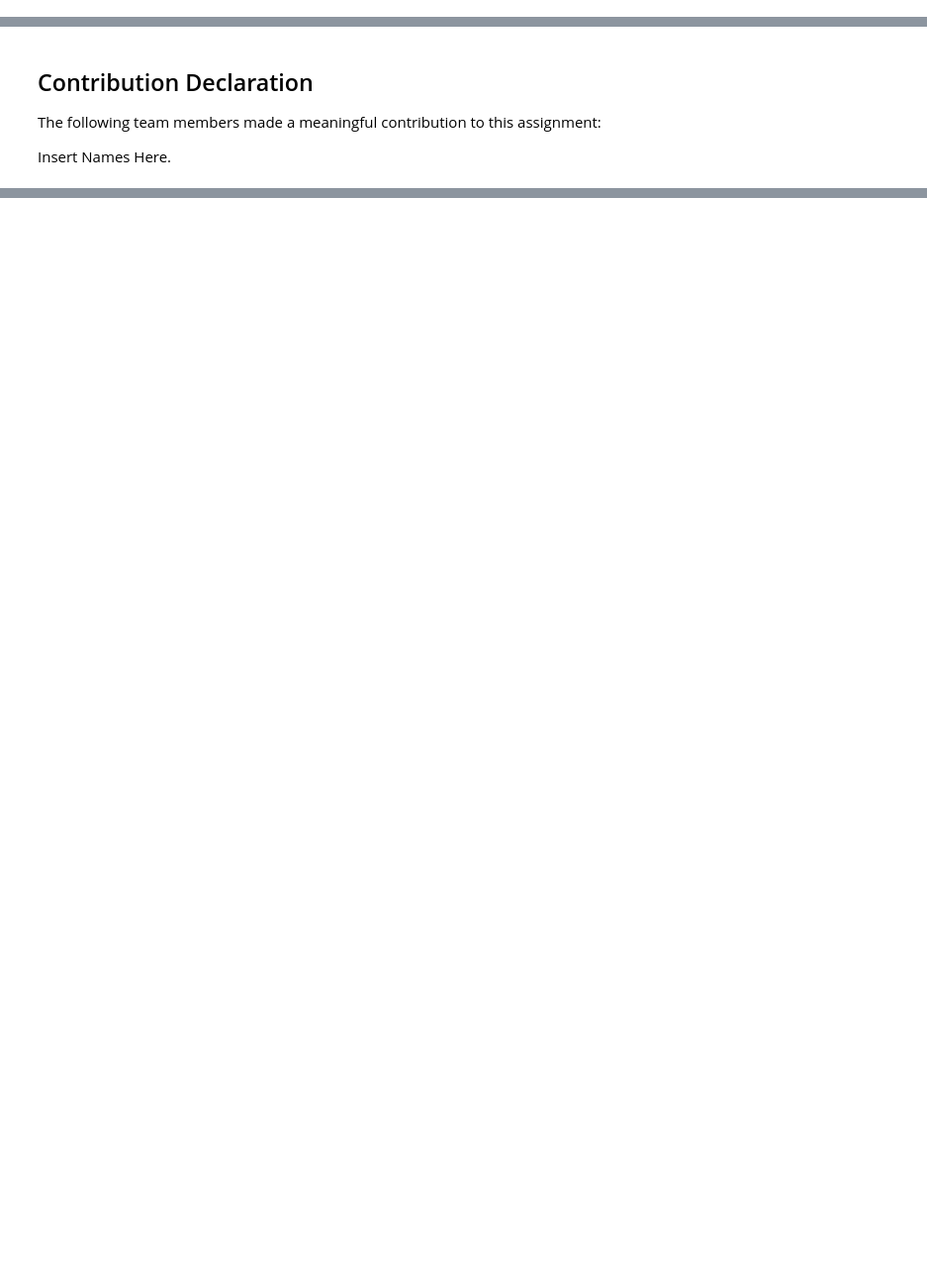
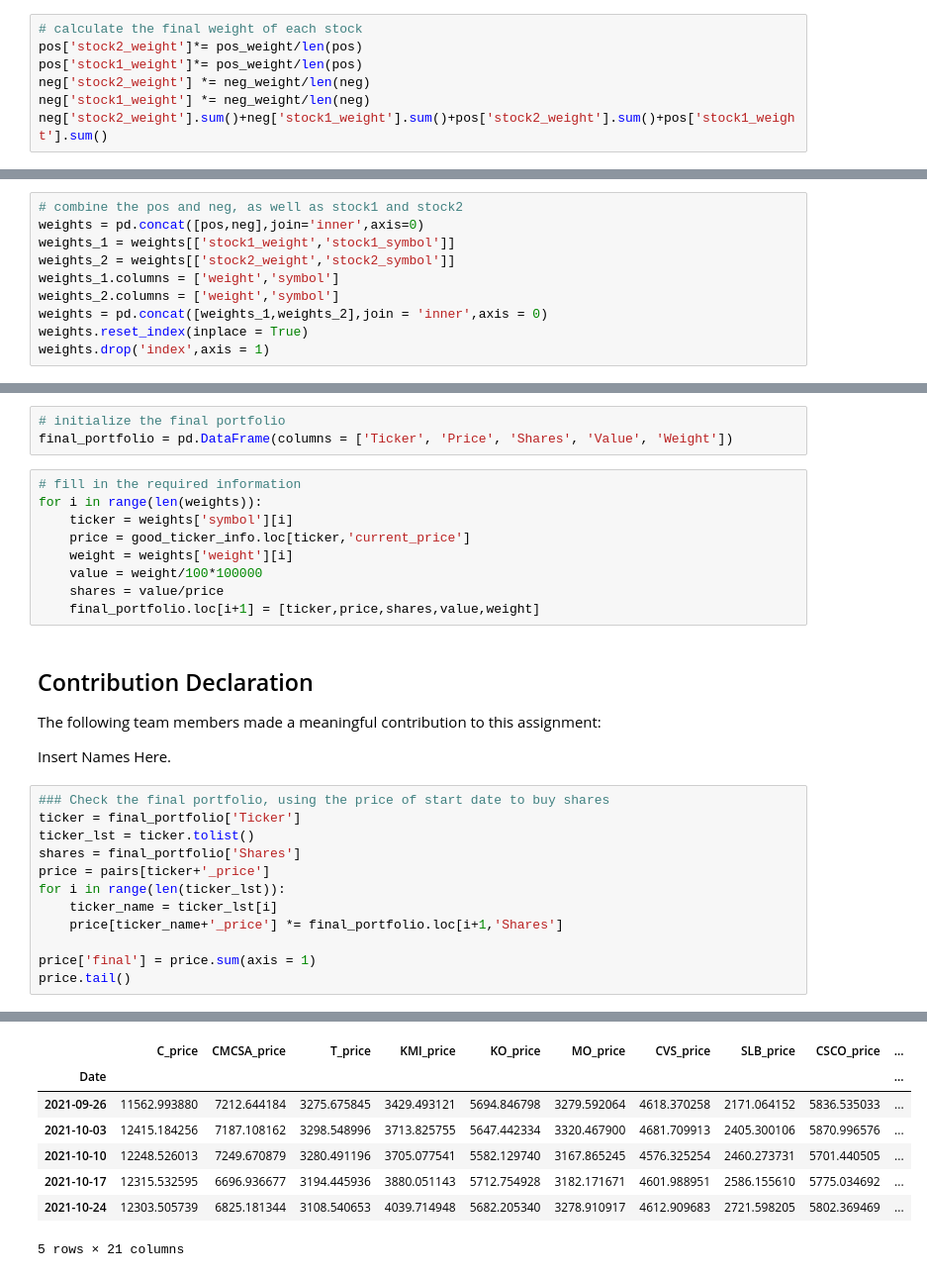
Before and after one commit to JackyXuuu/Portfolio-Maker---Safe-, a Jupyter notebook: Team_4_Assignment.ipynb, the cells around one changed output, grey strips where cells are left out. Shown at 99% size. Drawn from its saved outputs; the diff is of its cells as text; blank space fills up the shorter version.

```diff
--- a/Team_4_Assignment.ipynb
+++ b/Team_4_Assignment.ipynb
@@ -429,0 +504,7 @@ MO
+# %%
+# calculate the final weight of each stock
+pos['stock2_weight']*= pos_weight/len(pos)
+pos['stock1_weight']*= pos_weight/len(pos)
+neg['stock2_weight'] *= neg_weight/len(neg)
+neg['stock1_weight'] *= neg_weight/len(neg)
+neg['stock2_weight'].sum()+neg['stock1_weight'].sum()+pos['stock2_weight'].sum()+pos['stock1_weight'].sum()
@@ -429,0 +533,10 @@ MO
+# %%
+# combine the pos and neg, as well as stock1 and stock2
+weights = pd.concat([pos,neg],join='inner',axis=0)
+weights_1 = weights[['stock1_weight','stock1_symbol']]
+weights_2 = weights[['stock2_weight','stock2_symbol']]
+weights_1.columns = ['weight','symbol']
+weights_2.columns = ['weight','symbol']
+weights = pd.concat([weights_1,weights_2],join = 'inner',axis = 0)
+weights.reset_index(inplace = True)
+weights.drop('index',axis = 1)
@@ -430,6 +561,31 @@ MO
+# %%
+# initialize the final portfolio
+final_portfolio = pd.DataFrame(columns = ['Ticker', 'Price', 'Shares', 'Value', 'Weight'])
+# %%
+# fill in the required information
+for i in range(len(weights)):
+    ticker = weights['symbol'][i]
+    price = good_ticker_info.loc[ticker,'current_price']
+    weight = weights['weight'][i]
+    value = weight/100*100000
+    shares = value/price
+    final_portfolio.loc[i+1] = [ticker,price,shares,value,weight]
 # %% [markdown]
 ## Contribution Declaration
 
 The following team members made a meaningful contribution to this assignment:
 
 Insert Names Here.
+# %%
+### Check the final portfolio, using the price of start date to buy shares
+ticker = final_portfolio['Ticker']
+ticker_lst = ticker.tolist()
+shares = final_portfolio['Shares']
+price = pairs[ticker+'_price']
+for i in range(len(ticker_lst)):
+    ticker_name = ticker_lst[i]
+    price[ticker_name+'_price'] *= final_portfolio.loc[i+1,'Shares']
+
+price['final'] = price.sum(axis = 1)
+price.tail()
+# %% [output]
@@ -435,0 +602,8 @@ Insert Names Here.
+|  | C_price | CMCSA_price | T_price | KMI_price | KO_price | MO_price | CVS_price | SLB_price | CSCO_price | ... |
+| Date |  |  |  |  |  |  |  |  |  | ... |
+| 2021-09-26 | 11562.993880 | 7212.644184 | 3275.675845 | 3429.493121 | 5694.846798 | 3279.592064 | 4618.370258 | 2171.064152 | 5836.535033 | ... |
+| 2021-10-03 | 12415.184256 | 7187.108162 | 3298.548996 | 3713.825755 | 5647.442334 | 3320.467900 | 4681.709913 | 2405.300106 | 5870.996576 | ... |
+| 2021-10-10 | 12248.526013 | 7249.670879 | 3280.491196 | 3705.077541 | 5582.129740 | 3167.865245 | 4576.325254 | 2460.273731 | 5701.440505 | ... |
+| 2021-10-17 | 12315.532595 | 6696.936677 | 3194.445936 | 3880.051143 | 5712.754928 | 3182.171671 | 4601.988951 | 2586.155610 | 5775.034692 | ... |
+| 2021-10-24 | 12303.505739 | 6825.181344 | 3108.540653 | 4039.714948 | 5682.205340 | 3278.910917 | 4612.909683 | 2721.598205 | 5802.369469 | ... |
+5 rows × 21 columns
```
Also changed, not shown: parts of 25 cells of this notebook.
